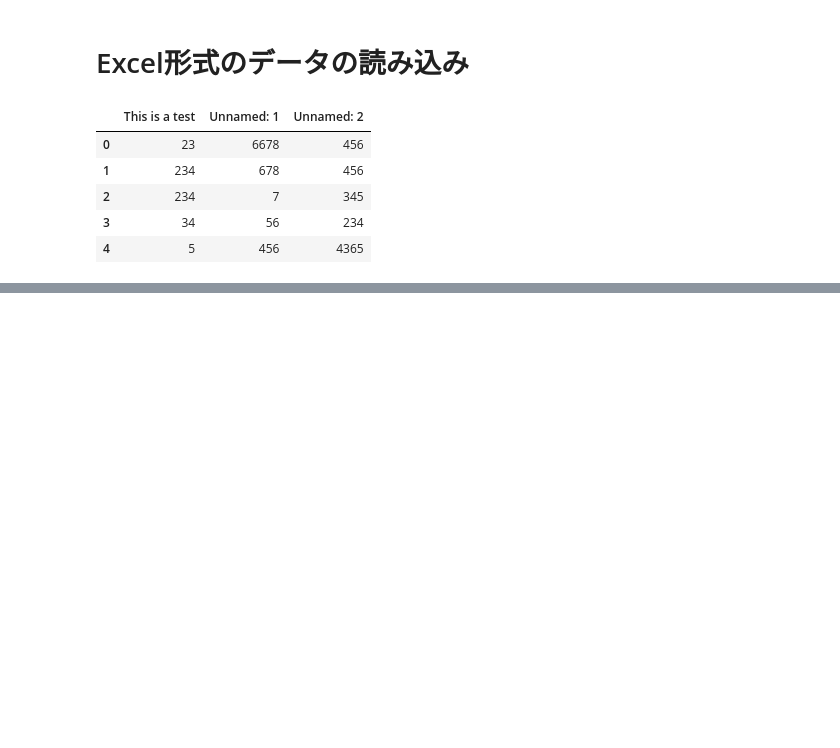
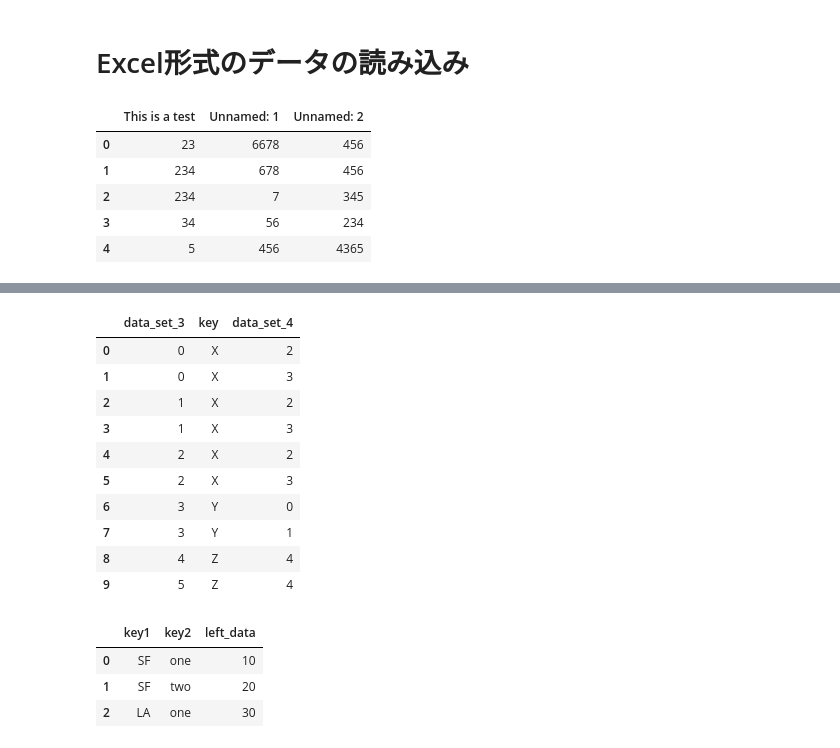
Before and after one commit to aki-06/Data_Science, a Jupyter notebook: 20180503_データ解析の基礎.ipynb, the cells around one changed output, grey strips where cells are left out. Saved outputs shown, nothing was run; the diff lists cells and outputs as text; code cells hidden in the pictures; blank space fills up the shorter version.

```diff
--- a/20180503_データ解析の基礎.ipynb
+++ b/20180503_データ解析の基礎.ipynb
@@ -125,0 +196,3 @@ df
+# %%
+df3 = DataFrame({'key': ['X', 'X', 'X', 'Y', 'Z', 'Z'],
+                                'data_set_3': range(6)})
@@ -125,0 +209,3 @@ df
+# %%
+df4 = DataFrame({'key': ['Y', 'Y', 'X', 'X', 'Z'],
+                                'data_set_4': range(5)})
@@ -125,0 +221,14 @@ df
+# %%
+pd.merge(df3, df4)
+# %% [output]
+|  | data_set_3 | key | data_set_4 |
+| 0 | 0 | X | 2 |
+| 1 | 0 | X | 3 |
+| 2 | 1 | X | 2 |
+| 3 | 1 | X | 3 |
+| 4 | 2 | X | 2 |
+| 5 | 2 | X | 3 |
+| 6 | 3 | Y | 0 |
+| 7 | 3 | Y | 1 |
+| 8 | 4 | Z | 4 |
+| 9 | 5 | Z | 4 |
@@ -125,0 +239,7 @@ df
+# %%
+df_left
+# %% [output]
+|  | key1 | key2 | left_data |
+| 0 | SF | one | 10 |
+| 1 | SF | two | 20 |
+| 2 | LA | one | 30 |
```
Also changed, not shown: parts of 18 cells of this notebook.
